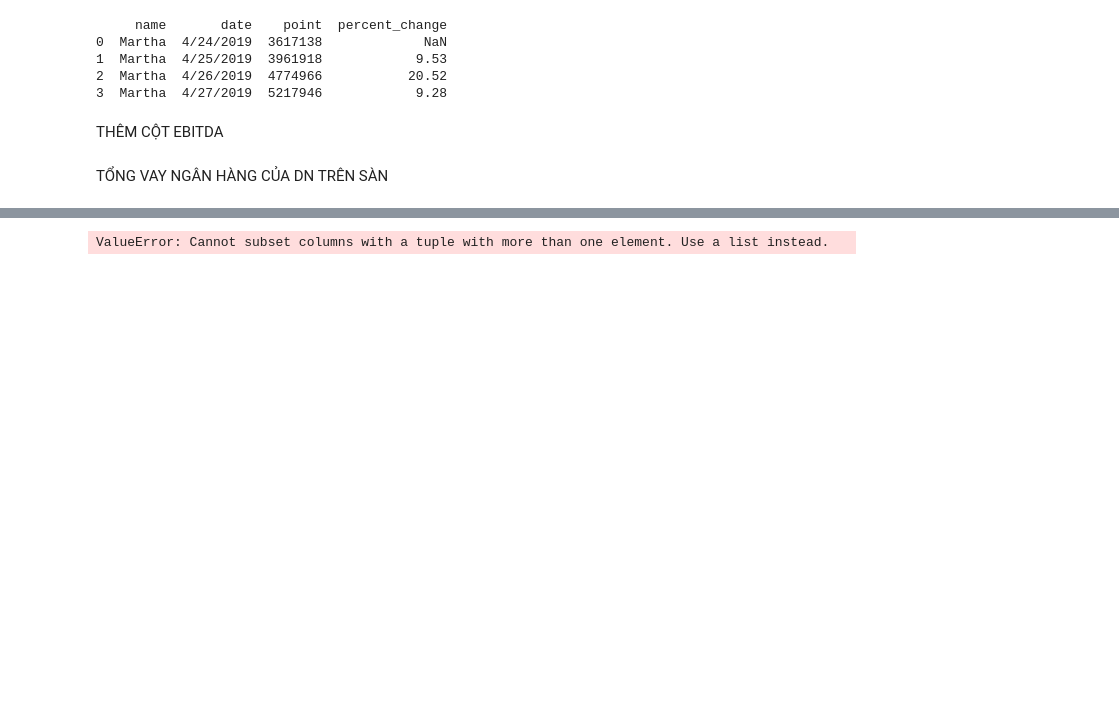
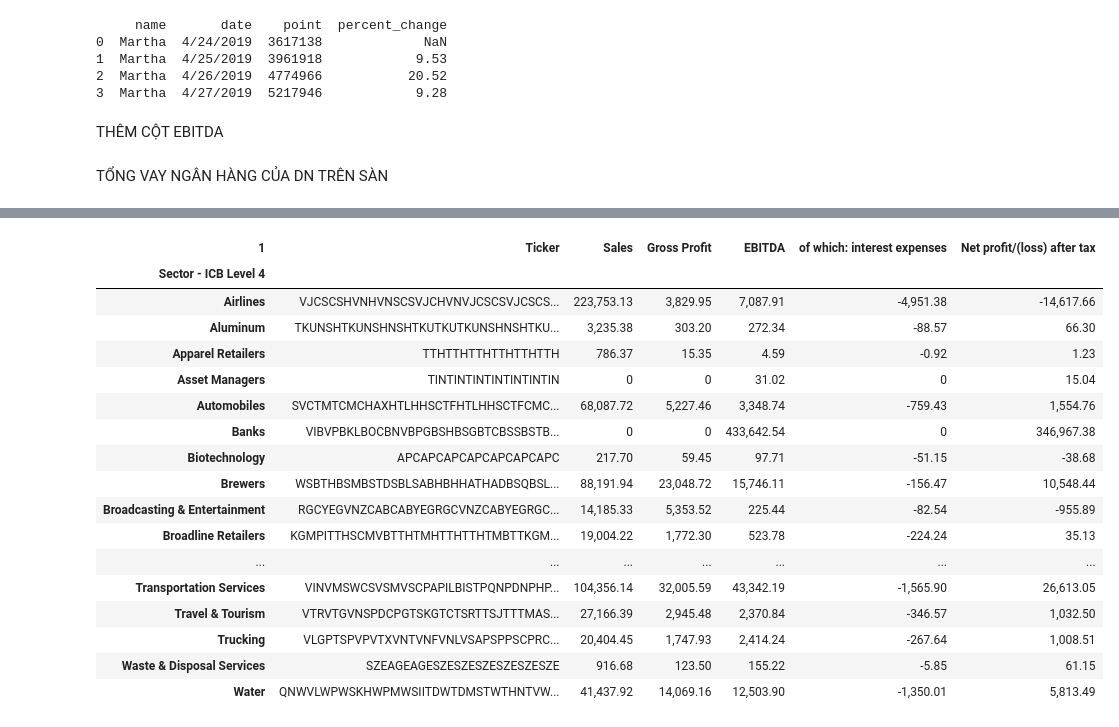
Before and after one commit to mrtotet/Statement_analyst_all_3, a Jupyter notebook: notebooks/process_raw_data.ipynb, the cells around one changed output, grey strips where cells are left out. Cells and saved outputs as stored; diff of their text form; code cells hidden in the pictures; blank space fills up the shorter version.

```diff
--- a/notebooks/process_raw_data.ipynb
+++ b/notebooks/process_raw_data.ipynb
@@ -181,6 +185,23 @@ report_concat.groupby(['Quarter'])['Sales','Gross Profit','Financial expenses','
 # %%
-All_Sector_quarter = report_concat.groupby(['Sector - ICB Level 4'])['Ticker','Sales','Gross Profit','EBITDA','of which: interest expenses','Net profit/(loss) after tax'].sum()
+All_Sector_quarter = report_concat.groupby(['Sector - ICB Level 4'])[['Ticker','Sales','Gross Profit','EBITDA','of which: interest expenses','Net profit/(loss) after tax']].sum()
 All_Sector_quarter
 # %% [output]
-ValueError: Cannot subset columns with a tuple with more than one element. Use a list instead.
+| 1 | Ticker | Sales | Gross Profit | EBITDA | of which: interest expenses | Net profit/(loss) after tax |
+| Sector - ICB Level 4 |  |  |  |  |  |  |
+| Airlines | VJCSCSHVNHVNSCSVJCHVNVJCSCSVJCSCS... | 223,753.13 | 3,829.95 | 7,087.91 | -4,951.38 | -14,617.66 |
+| Aluminum | TKUNSHTKUNSHNSHTKUTKUTKUNSHNSHTKU... | 3,235.38 | 303.20 | 272.34 | -88.57 | 66.30 |
+| Apparel Retailers | TTHTTHTTHTTHTTHTTH | 786.37 | 15.35 | 4.59 | -0.92 | 1.23 |
+| Asset Managers | TINTINTINTINTINTINTIN | 0 | 0 | 31.02 | 0 | 15.04 |
+| Automobiles | SVCTMTCMCHAXHTLHHSCTFHTLHHSCTFCMC... | 68,087.72 | 5,227.46 | 3,348.74 | -759.43 | 1,554.76 |
+| Banks | VIBVPBKLBOCBNVBPGBSHBSGBTCBSSBSTB... | 0 | 0 | 433,642.54 | 0 | 346,967.38 |
+| Biotechnology | APCAPCAPCAPCAPCAPCAPC | 217.70 | 59.45 | 97.71 | -51.15 | -38.68 |
+| Brewers | WSBTHBSMBSTDSBLSABHBHHATHADBSQBSL... | 88,191.94 | 23,048.72 | 15,746.11 | -156.47 | 10,548.44 |
+| Broadcasting & Entertainment | RGCYEGVNZCABCABYEGRGCVNZCABYEGRGC... | 14,185.33 | 5,353.52 | 225.44 | -82.54 | -955.89 |
+| Broadline Retailers | KGMPITTHSCMVBTTHTMHTTHTTHTMBTTKGM... | 19,004.22 | 1,772.30 | 523.78 | -224.24 | 35.13 |
+| ... | ... | ... | ... | ... | ... | ... |
+| Transportation Services | VINVMSWCSVSMVSCPAPILBISTPQNPDNPHP... | 104,356.14 | 32,005.59 | 43,342.19 | -1,565.90 | 26,613.05 |
+| Travel & Tourism | VTRVTGVNSPDCPGTSKGTCTSRTTSJTTTMAS... | 27,166.39 | 2,945.48 | 2,370.84 | -346.57 | 1,032.50 |
+| Trucking | VLGPTSPVPVTXVNTVNFVNLVSAPSPPSCPRC... | 20,404.45 | 1,747.93 | 2,414.24 | -267.64 | 1,008.51 |
+| Waste & Disposal Services | SZEAGEAGESZESZESZESZESZESZE | 916.68 | 123.50 | 155.22 | -5.85 | 61.15 |
+| Water | QNWVLWPWSKHWPMWSIITDWTDMSTWTHNTVW... | 41,437.92 | 14,069.16 | 12,503.90 | -1,350.01 | 5,813.49 |
 # %%
```
Also changed, not shown: parts of 10 cells of this notebook, 1 other file.
